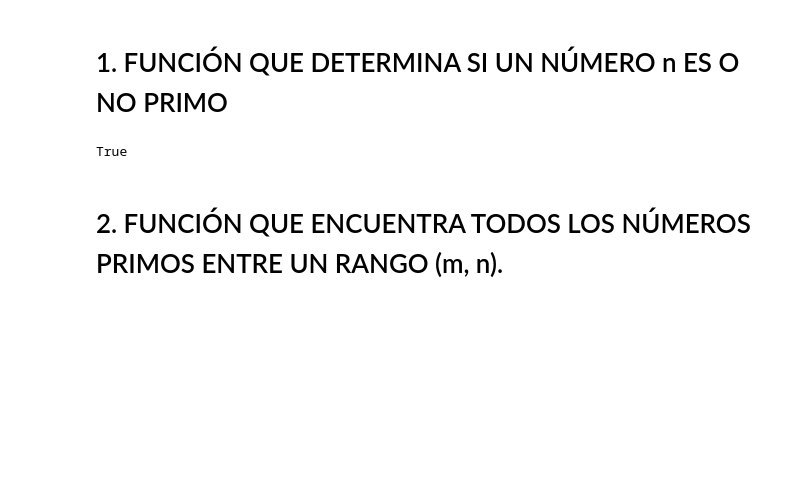
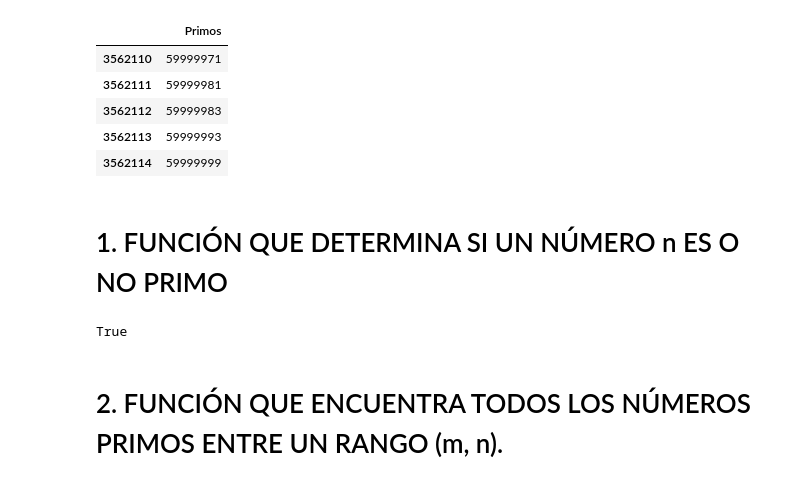
Before and after one commit to edgaracosta888/Proyectos_de_Matematicas, a Jupyter notebook: Numeros_Primos/Proyecto_Primos.ipynb, the cells around one changed output. Drawn from its saved outputs; the diff is of its cells as text; code cells hidden in the pictures; blank space fills up the shorter version.

```diff
--- a/Numeros_Primos/Proyecto_Primos.ipynb
+++ b/Numeros_Primos/Proyecto_Primos.ipynb
@@ -5,3 +15,13 @@ import math
+# %%
+df_primos = pd.read_csv('primos.csv')
+df_primos.tail()
+# %% [output]
+|  | Primos |
+| 3562110 | 59999971 |
+| 3562111 | 59999981 |
+| 3562112 | 59999983 |
+| 3562113 | 59999993 |
+| 3562114 | 59999999 |
 # %% [markdown]
 # 1. FUNCIÓN QUE DETERMINA SI UN NÚMERO n ES O NO PRIMO
 # %%
```
Also changed, not shown: parts of 7 cells of this notebook, 2 other files.
